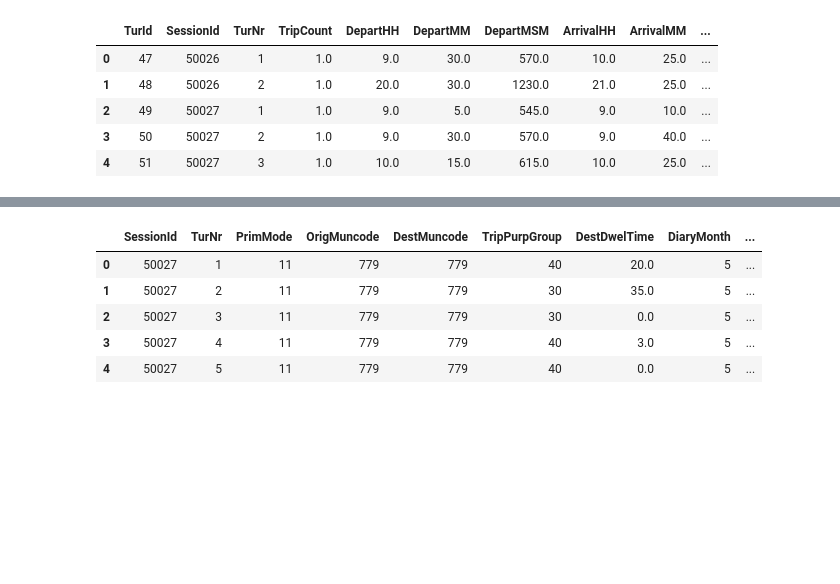
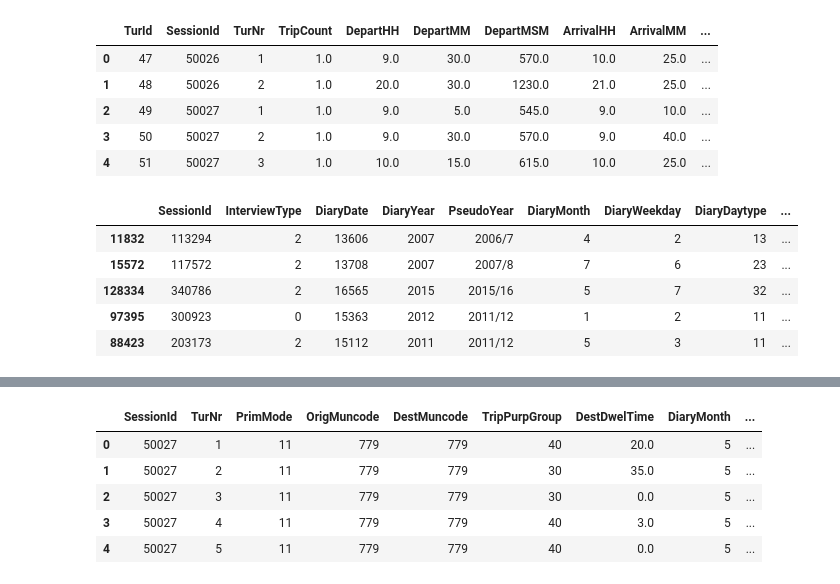
Before and after one commit to stas97/42186-model-based-machine-learning, a Jupyter notebook: Project/Untitled.ipynb, the cells around one changed output, grey strips where cells are left out. Cells and saved outputs as stored; diff of their text form; code cells hidden in the pictures; blank space fills up the shorter version.

```diff
--- a/Project/Untitled.ipynb
+++ b/Project/Untitled.ipynb
@@ -119,6 +122,16 @@ socio_vars = [
 # %%
 # For speed in the training process, we use only a small fraction of the total population
 socio_df = socio_df.sample(frac=0.05, random_state=42)
+# %%
+socio_df['kids'] = socio_df.FamNumPers-socio_df.FamNumAdults
+socio_df.head()
+# %% [output]
+|  | SessionId | InterviewType | DiaryDate | DiaryYear | PseudoYear | DiaryMonth | DiaryWeekday | DiaryDaytype | ... |
+| 11832 | 113294 | 2 | 13606 | 2007 | 2006/7 | 4 | 2 | 13 | ... |
+| 15572 | 117572 | 2 | 13708 | 2007 | 2007/8 | 7 | 6 | 23 | ... |
+| 128334 | 340786 | 2 | 16565 | 2015 | 2015/16 | 5 | 7 | 32 | ... |
+| 97395 | 300923 | 0 | 15363 | 2012 | 2011/12 | 1 | 2 | 11 | ... |
+| 88423 | 203173 | 2 | 15112 | 2011 | 2011/12 | 5 | 3 | 11 | ... |
 # %%
 # Create the kids variable
 # Does the family have kids?
```
Also changed, not shown: parts of 20 cells of this notebook.
